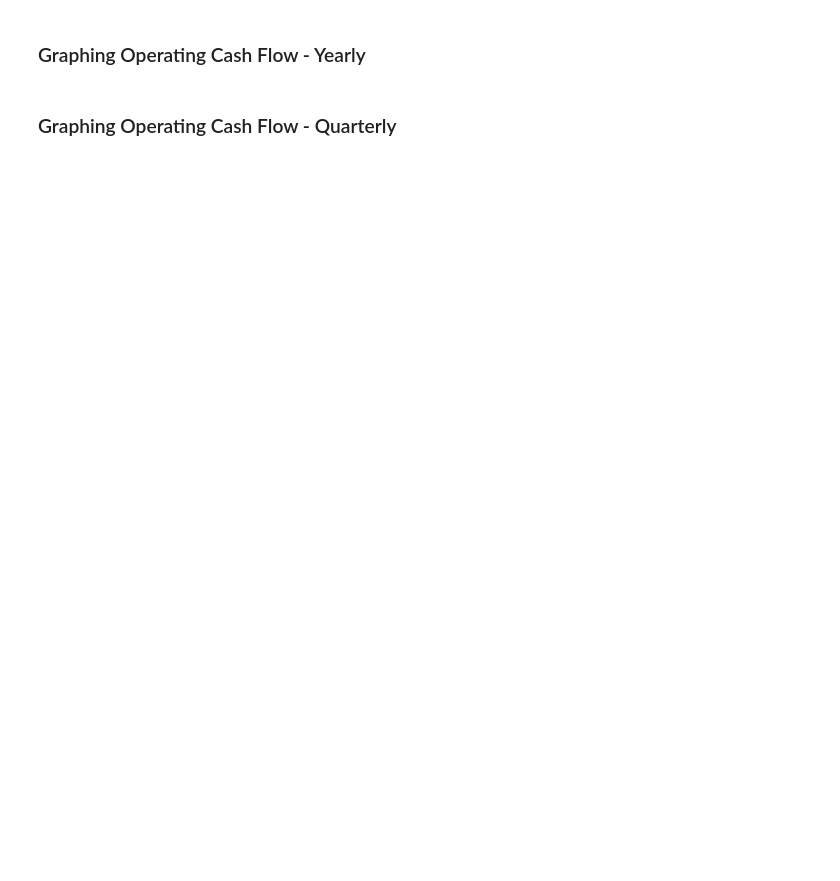
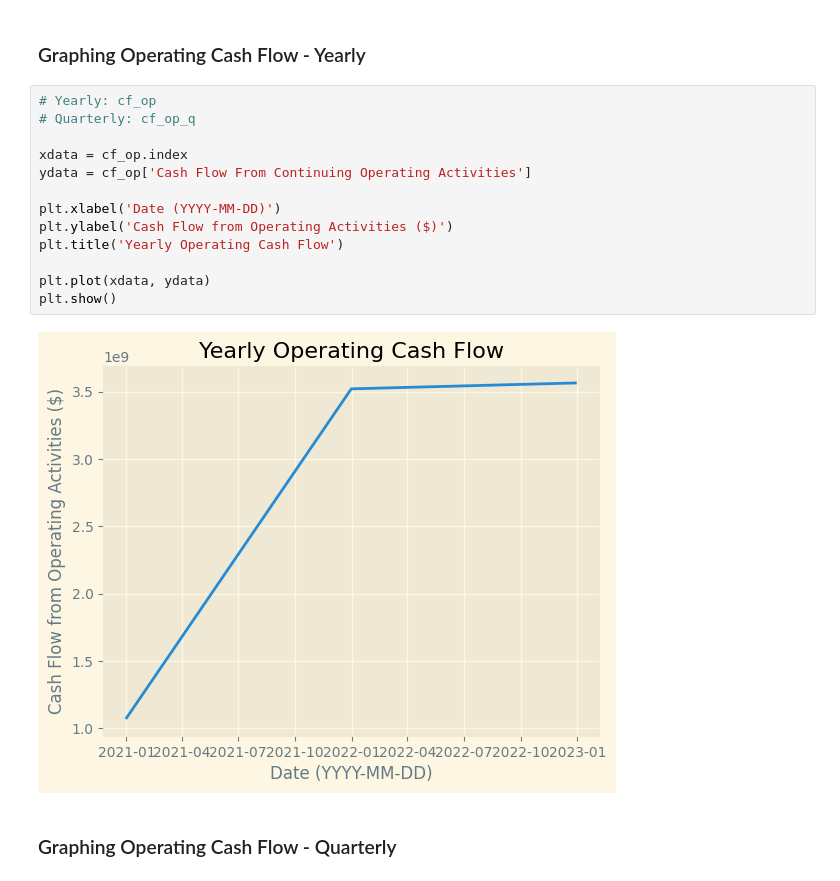
Before and after one commit to dBCooper2/financial-modeling, a Jupyter notebook: notebooks/finance/visualizing_book_data.ipynb, the cells around one changed output. Cells and saved outputs as stored; diff of their text form; blank space fills up the shorter version.

```diff
--- a/notebooks/finance/visualizing_book_data.ipynb
+++ b/notebooks/finance/visualizing_book_data.ipynb
@@ -119,4 +131,19 @@ plt.show()
 # %% [markdown]
 ### Graphing Operating Cash Flow - Yearly
+# %%
+# Yearly: cf_op
+# Quarterly: cf_op_q
+
+xdata = cf_op.index
+ydata = cf_op['Cash Flow From Continuing Operating Activities']
+
+plt.xlabel('Date (YYYY-MM-DD)')
+plt.ylabel('Cash Flow from Operating Activities ($)')
+plt.title('Yearly Operating Cash Flow')
+
+plt.plot(xdata, ydata)
+plt.show()
+# %% [output]
+[figure, added]
 # %% [markdown]
 ### Graphing Operating Cash Flow - Quarterly
```
Also changed, not shown: parts of 7 cells of this notebook, 1 other file.
